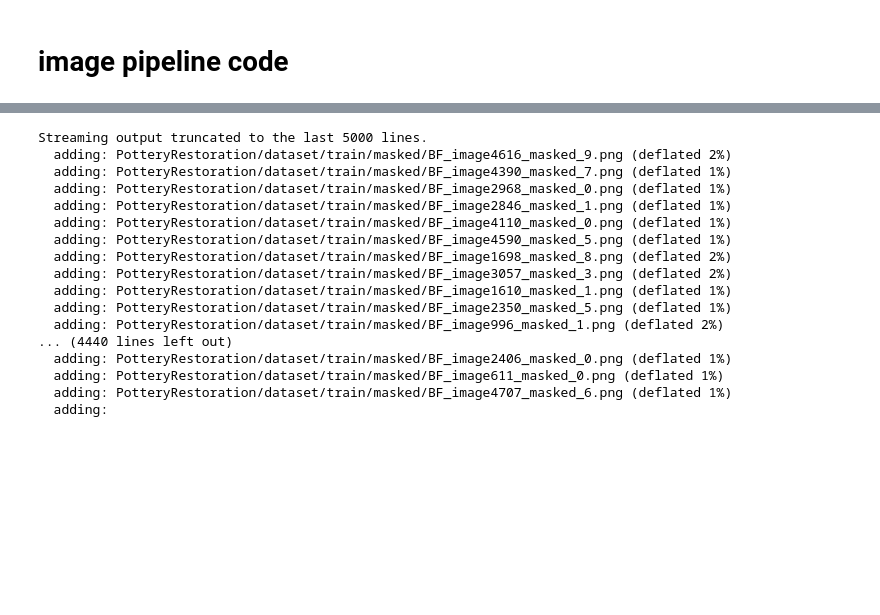
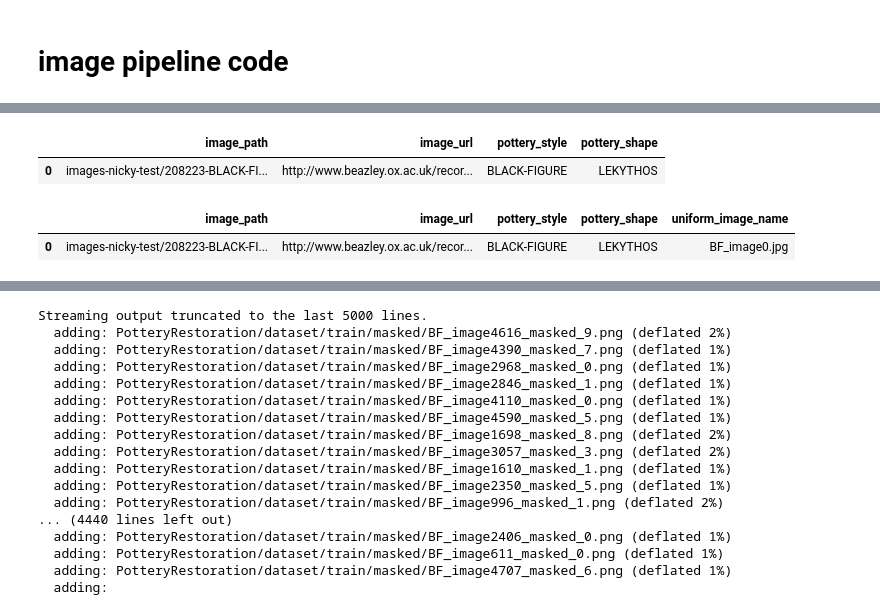
Before and after one commit to ddevaul/ancient-greek-pottery-restoration, a Jupyter notebook: nickytrain_code.ipynb, the cells around one changed output, grey strips where cells are left out. Cells and saved outputs as stored; diff of their text form; code cells hidden in the pictures; blank space fills up the shorter version.

```diff
--- a/nickytrain_code.ipynb
+++ b/nickytrain_code.ipynb
@@ -69,32 +72,0 @@ for im_name in train_images:
-# %%
-import csv
-data_dict = {} # img_name : caption
-new_image_prefix = "BF_image"
-with open(f"{main_path + specific_data}aggregrate_data.csv", "r") as f:
-  lines = f.readlines()
-  for line in lines:
-    row = line.split(",")
-    img_name = row[0].split("/")[-1]
-    # new_image_name = f"{new_image_prefix}{num_images}.jpg"
-    # os.rename(f"{image_train_base_path}/{img_name}", f"{image_train_base_path}/{new_image_name}")
-    caption = f"{row[2]}{row[3]}"
-    data_dict[img_name] = caption
-
-# train
-train_data = []
-num_train_images = 0
-for filename in os.listdir(image_train_base_path):
-  if filename == ".ipynb_checkpoints":
-    continue
-  print(filename)
-  new_image_name = f"{new_image_prefix}{num_train_images}.jpg"
-  os.rename(f"{image_train_base_path}/{filename}", f"{image_train_base_path}/{new_image_name}")
-  new_obj = {"filename": new_image_name, "caption": data_dict[filename]}
-  train_data.append(new_obj)
-  num_train_images += 1
-
-with open("./PotteryRestoration/dataset/train/captions.csv", "w") as csvfile:
-  fields = ["filename", "caption"]
-  csvfilewriter = csv.DictWriter(csvfile, fieldnames=fields)
-  csvfilewriter.writeheader()
-  csvfilewriter.writerows(train_data)
@@ -164,0 +73,17 @@ Saved mappings to ./PotteryRestoration/dataset/val/mappings.csv
+# %%
+import pandas as pd
+
+column_names = ['image_path', 'image_url', 'pottery_style', 'pottery_shape']
+aggregate_data_df = pd.read_csv(f"{main_path + specific_data}/aggregrate_data.csv", names=column_names)
+aggregate_data_df.head(1)
+# %% [output]
+|  | image_path | image_url | pottery_style | pottery_shape |
+| 0 | images-nicky-test/208223-BLACK-FI... | http://www.beazley.ox.ac.uk/recor... | BLACK-FIGURE | LEKYTHOS |
+# %%
+new_image_prefix = "BF_image"
+aggregate_data_df['uniform_image_name'] = [f"{new_image_prefix}{i}.jpg" for i in range(len(aggregate_data_df))]
+# %%
+aggregate_data_df.head(1)
+# %% [output]
+|  | image_path | image_url | pottery_style | pottery_shape | uniform_image_name |
+| 0 | images-nicky-test/208223-BLACK-FI... | http://www.beazley.ox.ac.uk/recor... | BLACK-FIGURE | LEKYTHOS | BF_image0.jpg |
```
Also changed, not shown: parts of 17 cells of this notebook, 2 other files.
